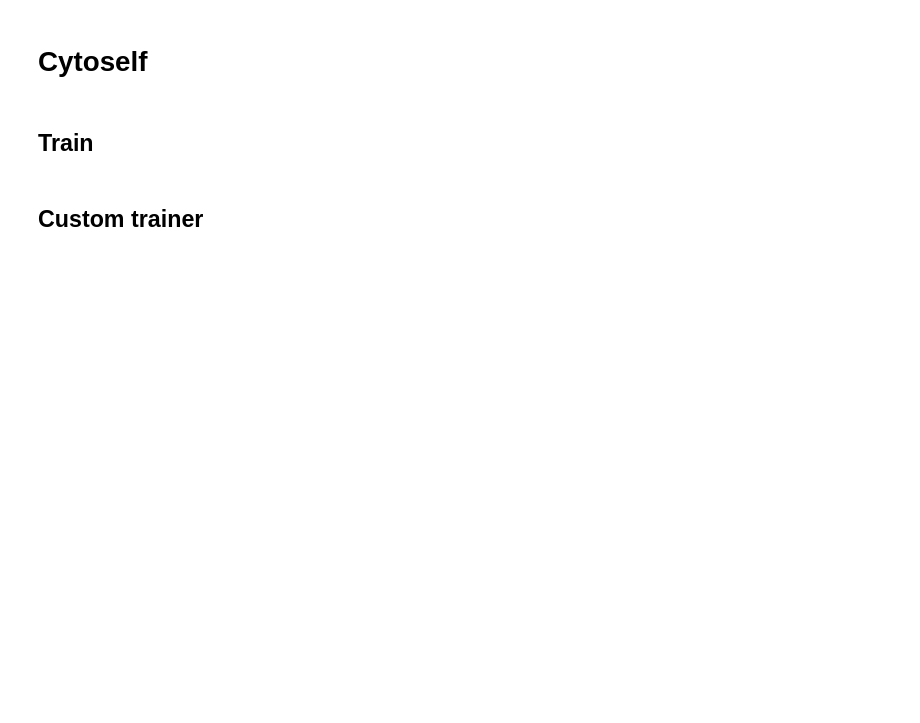
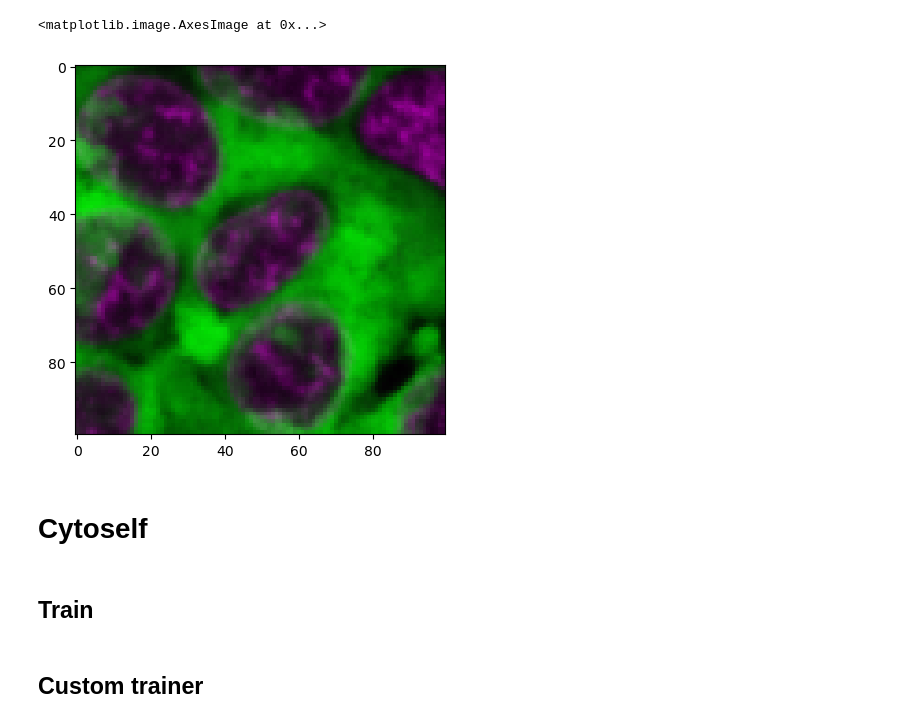
Before and after one commit to sofroniewn/proteoscope, a Jupyter notebook: notebooks/proteoscope-results.ipynb, the cells around one changed output. Drawn from its saved outputs; the diff is of its cells as text; code cells hidden in the pictures; blank space fills up the shorter version.

```diff
--- a/notebooks/proteoscope-results.ipynb
+++ b/notebooks/proteoscope-results.ipynb
@@ -95,3 +108,8 @@ Error:
+# %%
+plt.imshow(merge_images(cond_images[id]*1, output_images[id]))
+# %% [output]
+<matplotlib.image.AxesImage at 0x...>
+[figure, added]
 # %% [markdown]
 # Cytoself
 # %%
```
Also changed, not shown: parts of 10 cells of this notebook.
